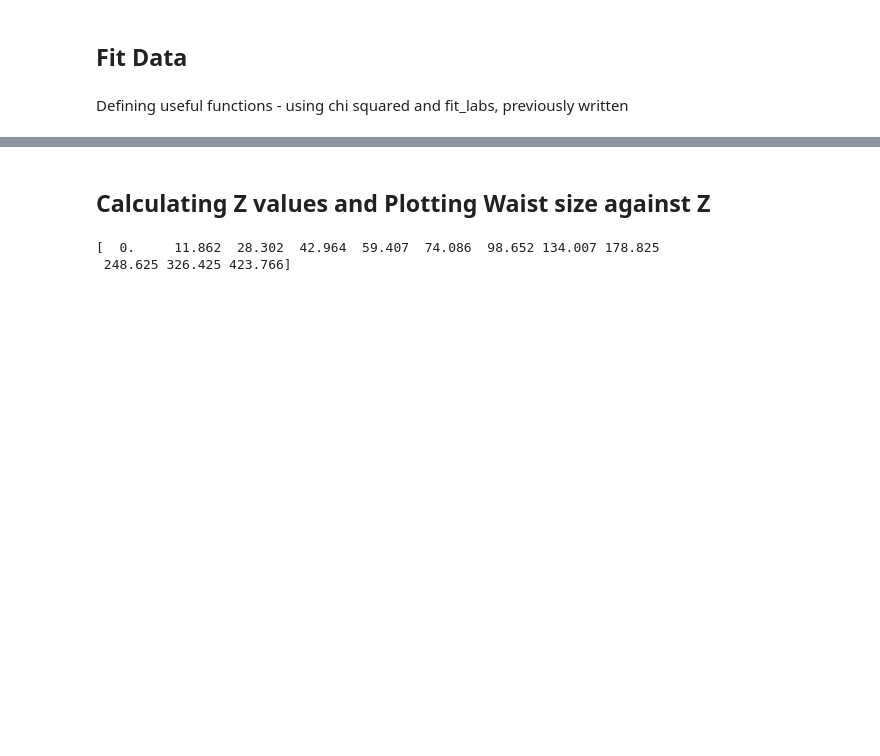
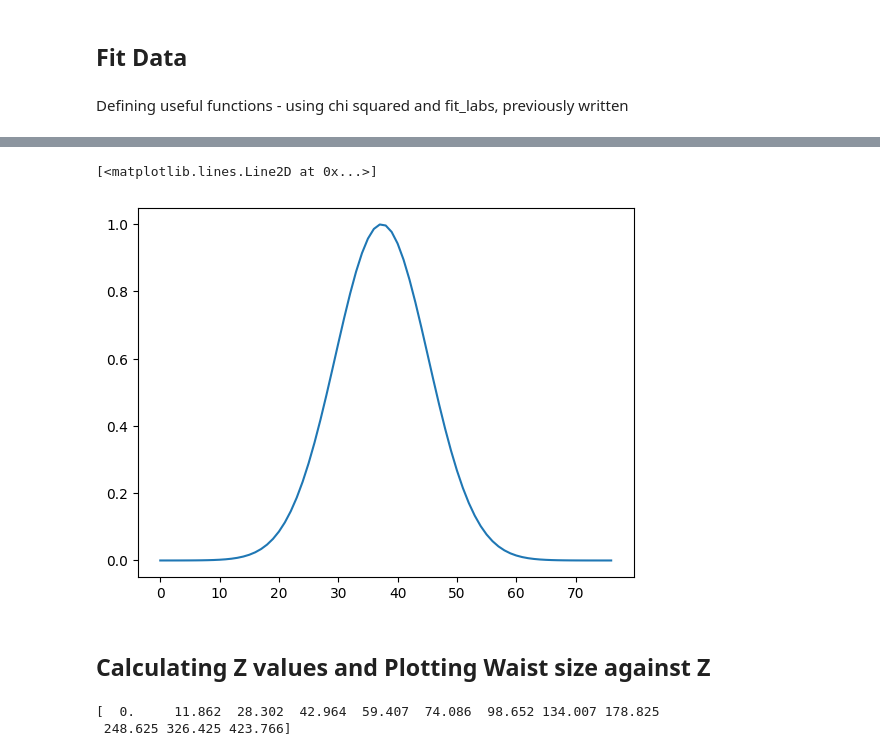
Before and after one commit to akay8/Level4Project, a Jupyter notebook: Cleaved_Fibre.ipynb, the cells around one changed output, grey strips where cells are left out. Drawn from its saved outputs; the diff is of its cells as text; code cells hidden in the pictures; blank space fills up the shorter version.

```diff
--- a/Cleaved_Fibre.ipynb
+++ b/Cleaved_Fibre.ipynb
@@ -214,3 +213,8 @@ Text(0, 0.5, 'Waist Size / Microns')
+# %%
+plt.plot(y_fits[10])
+# %% [output]
+[<matplotlib.lines.Line2D at 0x...>]
+[figure, added]
 # %% [markdown]
 ## Calculating Z values and Plotting Waist size against Z
 # %%
```
Also changed, not shown: parts of 9 cells of this notebook.
